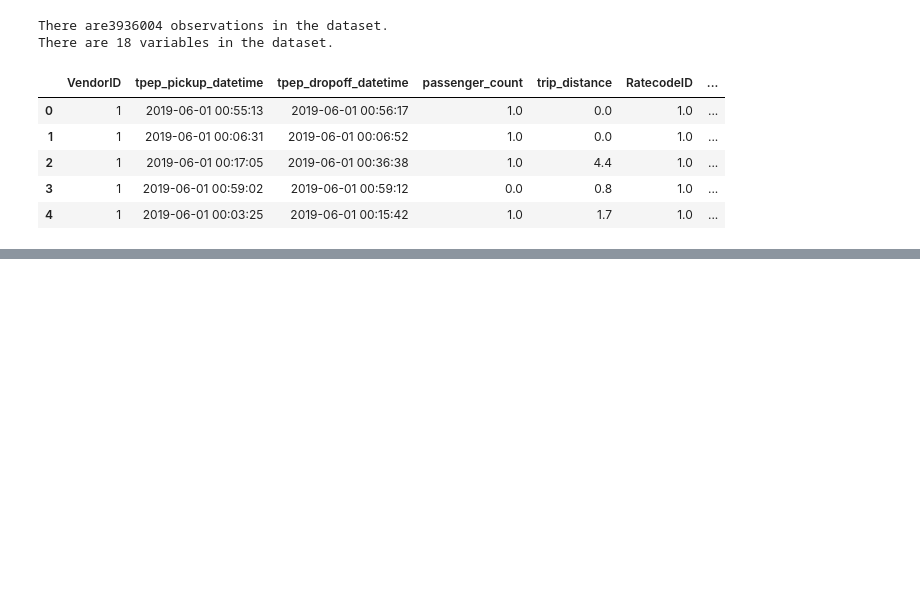
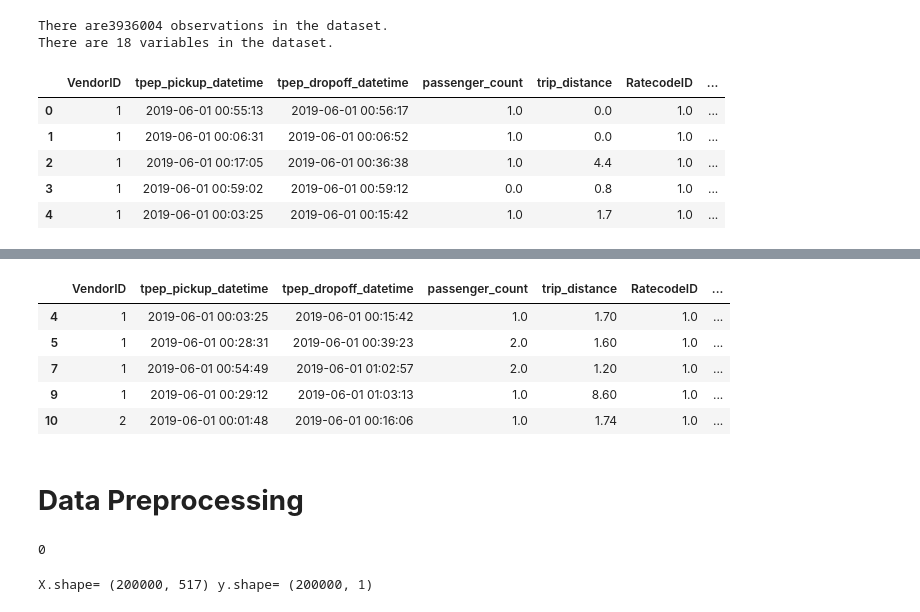
Before and after one commit to saru254/Taxi-prediction-using-scikit-learn-and-Snap-ML, a Jupyter notebook: taxi-tip-prediction-scikit-learn-and-snap-ml.ipynb, the cells around one changed output, grey strips where cells are left out. Drawn from its saved outputs; the diff is of its cells as text; code cells hidden in the pictures; blank space fills up the shorter version.

```diff
--- a/taxi-tip-prediction-scikit-learn-and-snap-ml.ipynb
+++ b/taxi-tip-prediction-scikit-learn-and-snap-ml.ipynb
@@ -76,0 +113,12 @@ There are 18 variables in the dataset.
+# %%
+#display first rows in the dataset
+clean_data.head()
+# %% [output]
+|  | VendorID | tpep_pickup_datetime | tpep_dropoff_datetime | passenger_count | trip_distance | RatecodeID | ... |
+| 4 | 1 | 2019-06-01 00:03:25 | 2019-06-01 00:15:42 | 1.0 | 1.70 | 1.0 | ... |
+| 5 | 1 | 2019-06-01 00:28:31 | 2019-06-01 00:39:23 | 2.0 | 1.60 | 1.0 | ... |
+| 7 | 1 | 2019-06-01 00:54:49 | 2019-06-01 01:02:57 | 2.0 | 1.20 | 1.0 | ... |
+| 9 | 1 | 2019-06-01 00:29:12 | 2019-06-01 01:03:13 | 1.0 | 8.60 | 1.0 | ... |
+| 10 | 2 | 2019-06-01 00:01:48 | 2019-06-01 00:16:06 | 1.0 | 1.74 | 1.0 | ... |
+# %% [markdown]
+# **Data Preprocessing**
@@ -76,0 +145,32 @@ There are 18 variables in the dataset.
+# %%
+# drop the pickup and dropoff datetimes
+clean_data = clean_data.drop(['tpep_pickup_datetime', 'tpep_dropoff_datetime'], axis=1)
+
+# some features are categorical, we need to encode them
+# to encode them we use one-hot encoding from the Pandas package
+get_dummy_col = ["VendorID","RatecodeID","store_and_fwd_flag","PULocationID", "DOLocationID","payment_type", "pickup_hour", "dropoff_hour", "pickup_day", "dropoff_day"]
+proc_data = pd.get_dummies(clean_data, columns = get_dummy_col)
+
+# release memory occupied by clean_data as we do not need it anymore
+# we are dealing with a large dataset, thus we need to make sure we do not run out of memory
+del clean_data
+gc.collect()
+# %% [output]
+0
+# %%
+# extract the labels from the dataframe
+y = proc_data[['tip_amount']].values.astype('float32')
+
+# drop the target variable from the feature matrix
+proc_data = proc_data.drop(['tip_amount'], axis=1)
+
+# get the feature matrix used for training
+X = proc_data.values
+
+# normalize the feature matrix
+X = normalize(X, axis=1, norm='l1', copy=False)
+
+# print the shape of the features matrix and the labels vector
+print('X.shape=', X.shape, 'y.shape=', y.shape)
+# %% [output]
+X.shape= (200000, 517) y.shape= (200000, 1)
```
Also changed, not shown: parts of 3 cells of this notebook.
